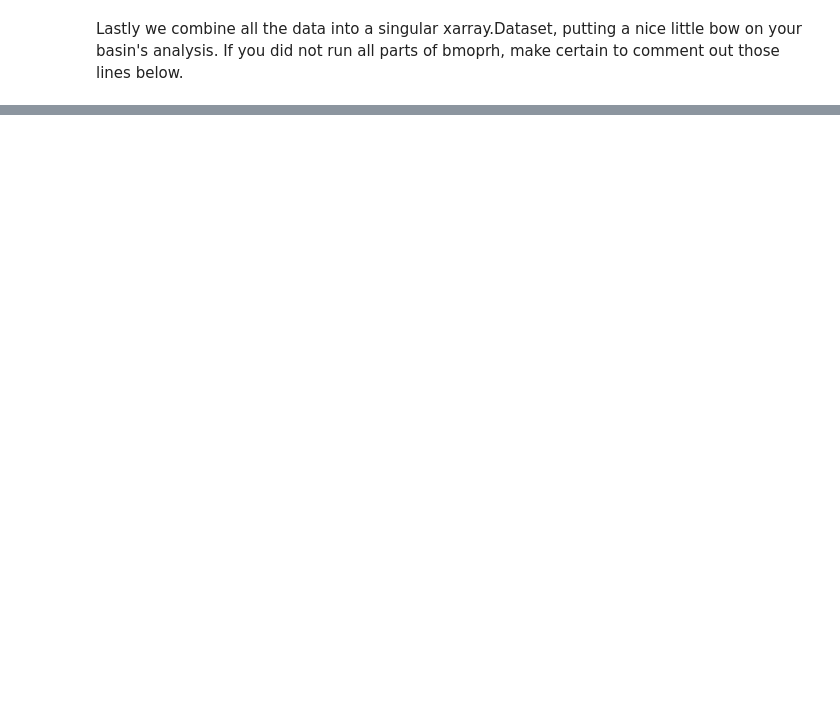
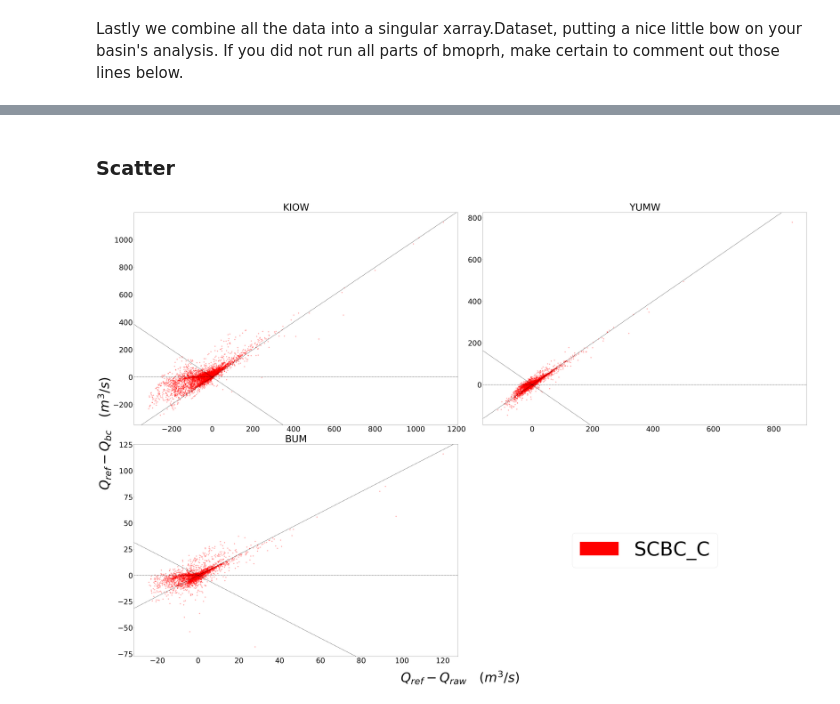
Before and after one commit to UW-Hydro/bmorph, a Jupyter notebook: docs/bmorph_tutorial.ipynb, the cells around one changed output, grey strips where cells are left out. Cells and saved outputs as stored; diff of their text form; code cells hidden in the pictures; blank space fills up the shorter version.

```diff
--- a/docs/bmorph_tutorial.ipynb
+++ b/docs/bmorph_tutorial.ipynb
@@ -265,0 +312,5 @@ basin_analysis.to_netcdf(f'../output/{output_prefix.lower()}_data_processed.nc')
+# %%
+from bmorph.evaluation import plotting
+
+yakima_ds = xr.open_dataset(f'../output/{output_prefix.lower()}_data_processed.nc')
+yakima_ds = yakima_ds.rename({'site':'seg'})
@@ -265,0 +321,25 @@ basin_analysis.to_netcdf(f'../output/{output_prefix.lower()}_data_processed.nc')
+# %%
+select_sites = ['KIOW','YUMW','BUM']
+select_sites_2 = ['KIOW','YUMW','BUM','KEE']
+bcs = ['scbc_c']
+colors = ['grey', 'black', 'red']
+# %% [markdown]
+### Scatter
+# %%
+plotting.compare_correction_scatter(
+    flow_dataset= yakima_ds,
+    plot_sites = select_sites,
+    raw_var = 'raw',
+    ref_var = 'ref',
+    bc_vars = bcs,
+    bc_names = [bc.upper() for bc in bcs],
+    plot_colors = list(colors[-1]),
+    pos_cone_guide = True,
+    neg_cone_guide = True,
+    symmetry = False,
+    title = '',
+    fontsize_legend = 120,
+    alpha = 0.3
+)
+# %% [output]
+[figure, added]
```
Also changed, not shown: parts of 19 cells of this notebook, 2 other files.
